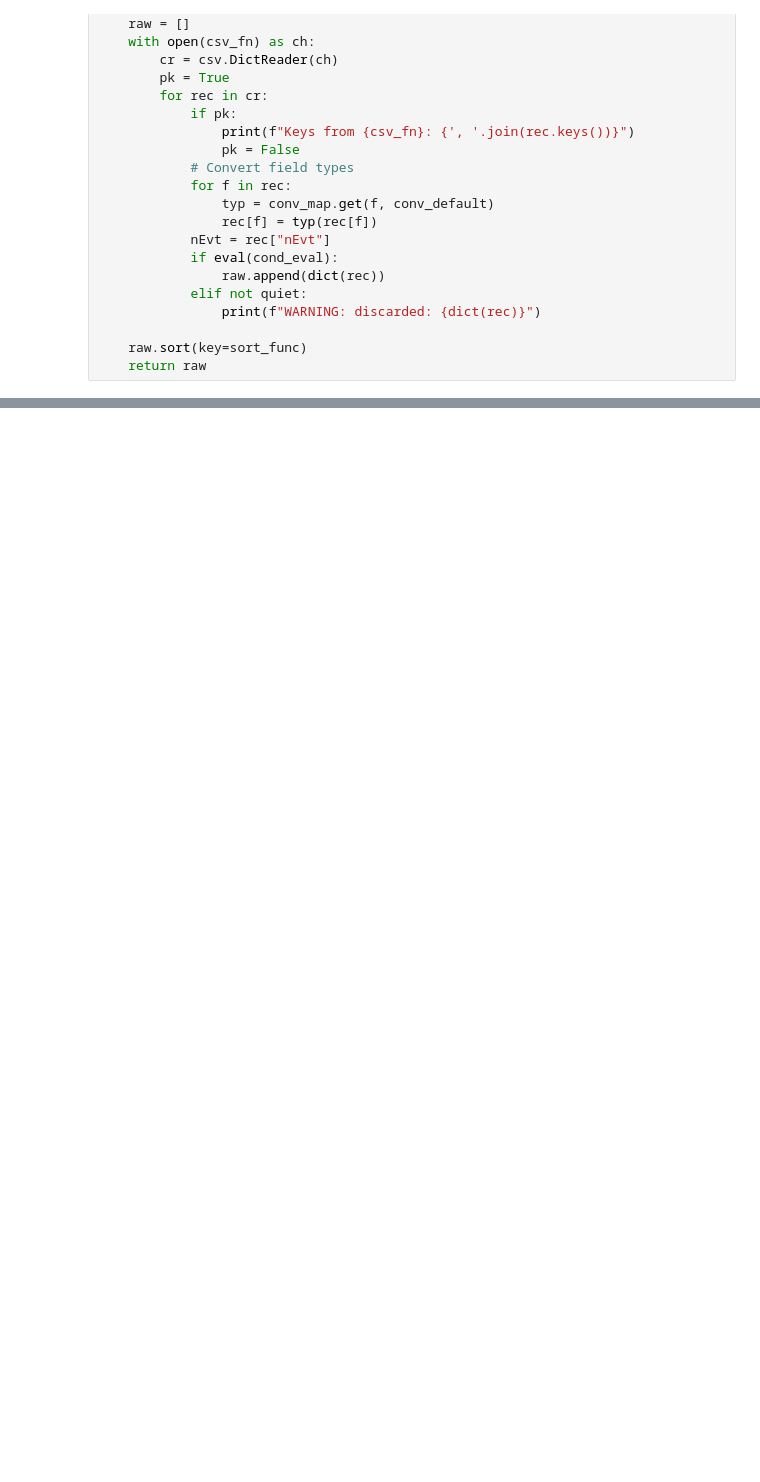
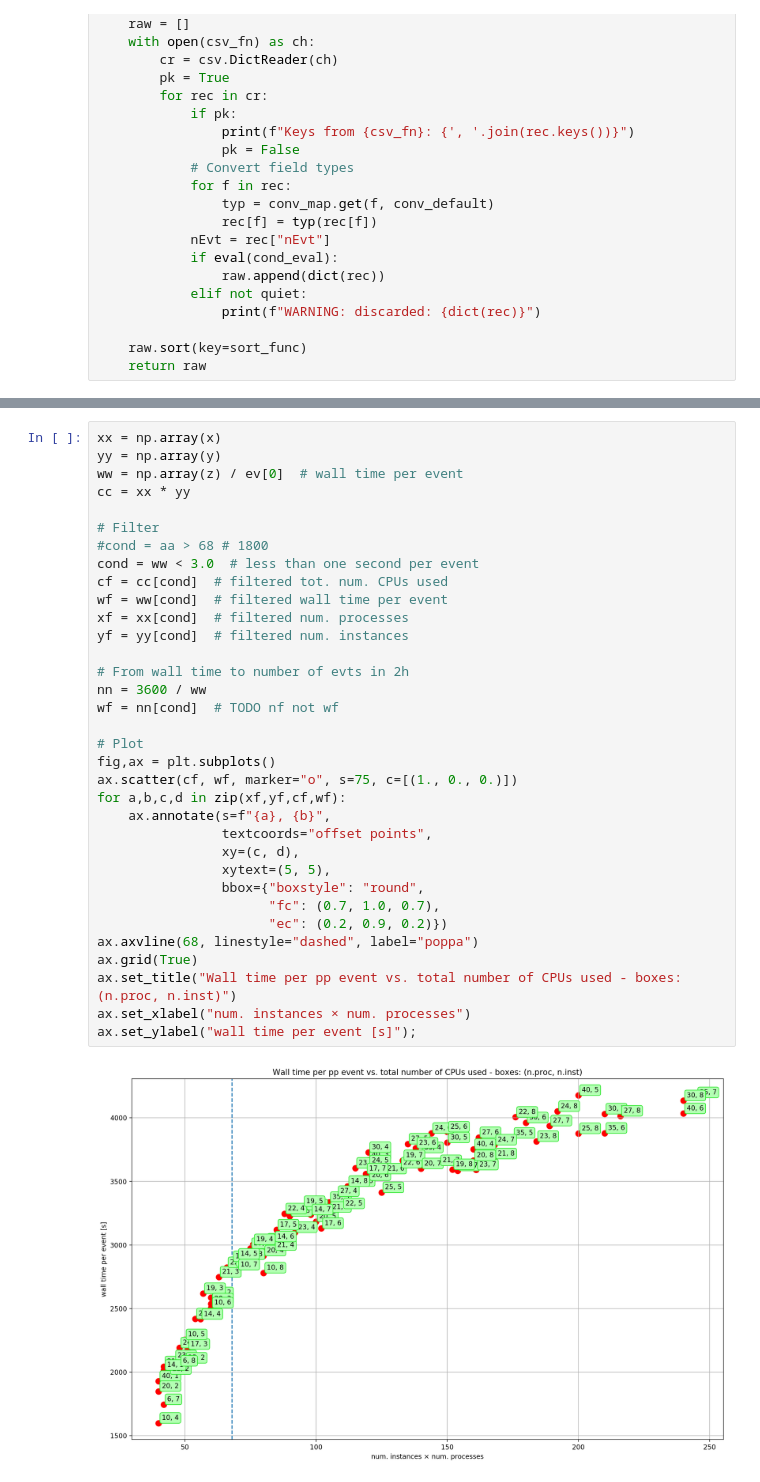
Before and after one commit to noferini/hpc-testing, a Jupyter notebook: analyze/make_plots.ipynb, the cells around one changed output, grey strips where cells are left out. Cells and saved outputs as stored; diff of their text form; blank space fills up the shorter version.

```diff
--- a/analyze/make_plots.ipynb
+++ b/analyze/make_plots.ipynb
@@ -171,0 +278,36 @@ del a, ax, fig, x, y1, y2, prop, cycol, n_inst, n_evt, ni, np, i
+# %%
+xx = np.array(x)
+yy = np.array(y)
+ww = np.array(z) / ev[0]  # wall time per event
+cc = xx * yy
+
+# Filter
+#cond = aa > 68 # 1800
+cond = ww < 3.0  # less than one second per event
+cf = cc[cond]  # filtered tot. num. CPUs used
+wf = ww[cond]  # filtered wall time per event
+xf = xx[cond]  # filtered num. processes
+yf = yy[cond]  # filtered num. instances
+
+# From wall time to number of evts in 2h
+nn = 3600 / ww
+wf = nn[cond]  # TODO nf not wf
+
+# Plot
+fig,ax = plt.subplots()
+ax.scatter(cf, wf, marker="o", s=75, c=[(1., 0., 0.)])
+for a,b,c,d in zip(xf,yf,cf,wf):
+    ax.annotate(s=f"{a}, {b}",
+                textcoords="offset points",
+                xy=(c, d),
+                xytext=(5, 5),
+                bbox={"boxstyle": "round",
+                      "fc": (0.7, 1.0, 0.7),
+                      "ec": (0.2, 0.9, 0.2)})
+ax.axvline(68, linestyle="dashed", label="poppa")
+ax.grid(True)
+ax.set_title("Wall time per pp event vs. total number of CPUs used - boxes: (n.proc, n.inst)")
+ax.set_xlabel("num. instances × num. processes")
+ax.set_ylabel("wall time per event [s]");
+# %% [output]
+[figure, added]
```
Also changed, not shown: parts of 12 cells of this notebook.
